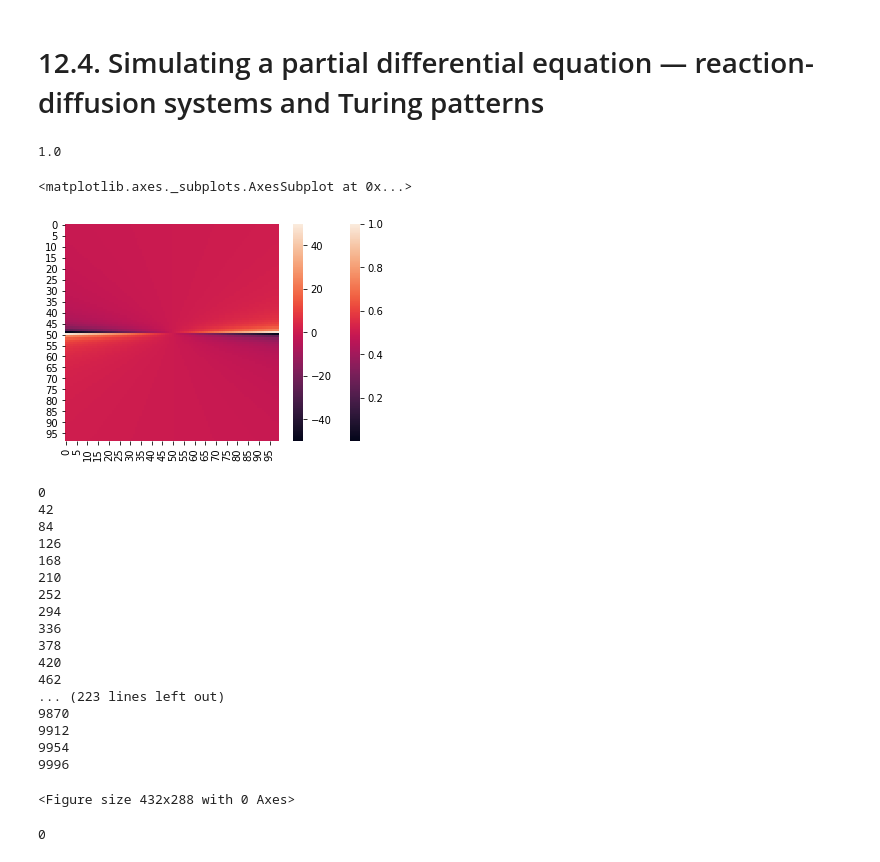
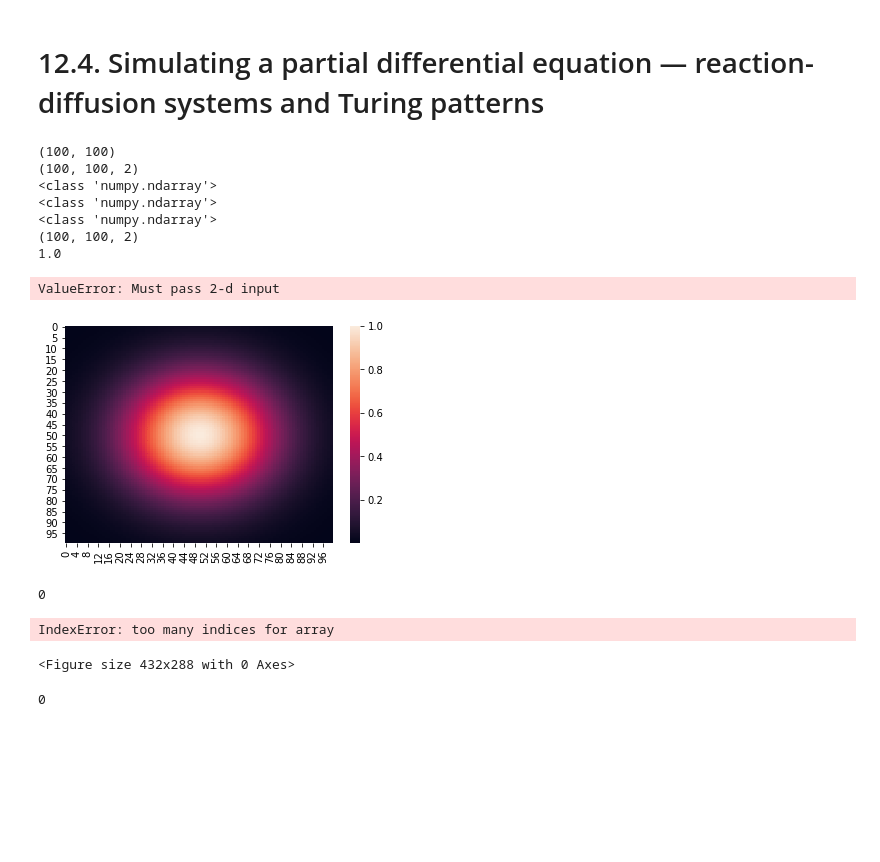
Before and after one commit to aerostry/simulator, a Jupyter notebook: ConvectionDiffusion.ipynb, the cells around one changed output. Saved outputs shown, nothing was run; the diff lists cells and outputs as text; code cells hidden in the pictures; blank space fills up the shorter version.

```diff
--- a/ConvectionDiffusion.ipynb
+++ b/ConvectionDiffusion.ipynb
@@ -24,23 +24,44 @@ n = int(T / dt)  # number of iterations
 sigma = 400 * np.eye(2)
 mu = [50, 50]
 scale = 100/0.03978873577297385
+
+def vFunc(x, y):
+    global size
+    if y == size / 2:
+        return [0, 0]
+    else:
+        return [(-1 * (x-(size/2))) / (y-(size/2)), (-1 * (x-(size/2))) / (y-(size/2))]
 # %%
 
 c = np.array([[scale * np.exp(-.5 * (np.array([i,j]) - mu).T @ (np.linalg.inv(sigma) @ (np.array([i,j]) - mu ))) / (np.sqrt((2 * np.pi)**2 * np.linalg.det(sigma))) for j in range(size)] for i in range(size)])
-v = np.array([[(-1 * (x-(size/2))) / (y-(size/2)) for x in range(size)] for y in range(size) if y != 50])
-v[50, 50]
-np.full((100,100,2),.05)
+v = np.array([np.array([vFunc(x, y) for x in range(size)] for y in range(size)])
+print(c.shape)
+print(v.shape)
+#v[50, 50] = 0
+#v = np.full((100, 100), 1)
+#v.shape()
+#print(v)
+i = np.full((100,100,2),.05)
+print(type(i))
+print(type(i[0]))
+print(type(i[0][0]))
+#print(i)
+print(i.shape)
 d = np.full((100,100),16)
 print(np.max(c))
 import seaborn as sns
 sns.heatmap(c)
 sns.heatmap(v)
-#U = np.random.rand(size, size)
-#V = np.random.rand(size, size)
 # %% [output]
+(100, 100)
+(100, 100, 2)
+<class 'numpy.ndarray'>
+<class 'numpy.ndarray'>
+<class 'numpy.ndarray'>
+(100, 100, 2)
 1.0
-<matplotlib.axes._subplots.AxesSubplot at 0x...>
+ValueError: Must pass 2-d input
-[figure, old version]
+[figure, new version]
 # %%
 def laplacian(Z):
     Ztop = Z[0:-2, 1:-1]
@@ -151,23 +172,8 @@ for i in range(n):
         #ax.set_title(f'$t={i * dt:.2f}$')
 # %% [output]
 0
-42
-84
-126
-168
-210
-252
-294
-336
-378
-420
-462
-... (223 lines left out)
-9870
-9912
-9954
-9996
-<Figure size 432x288 with 0 Axes>
+IndexError: too many indices for array
+<Figure size 432x288 with 0 Axes>
 # %%
 #print(len(ims))
 #for c in ims:
```
